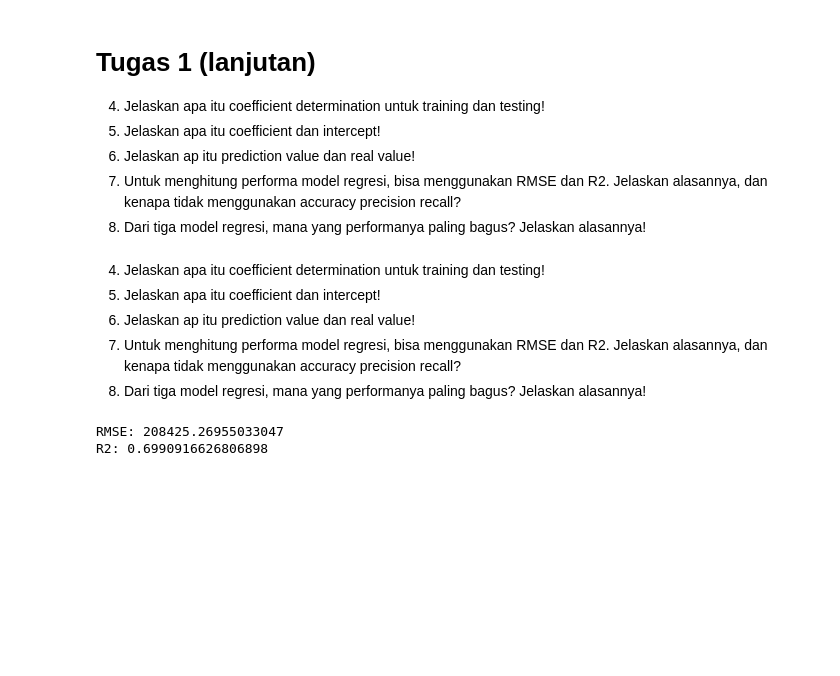
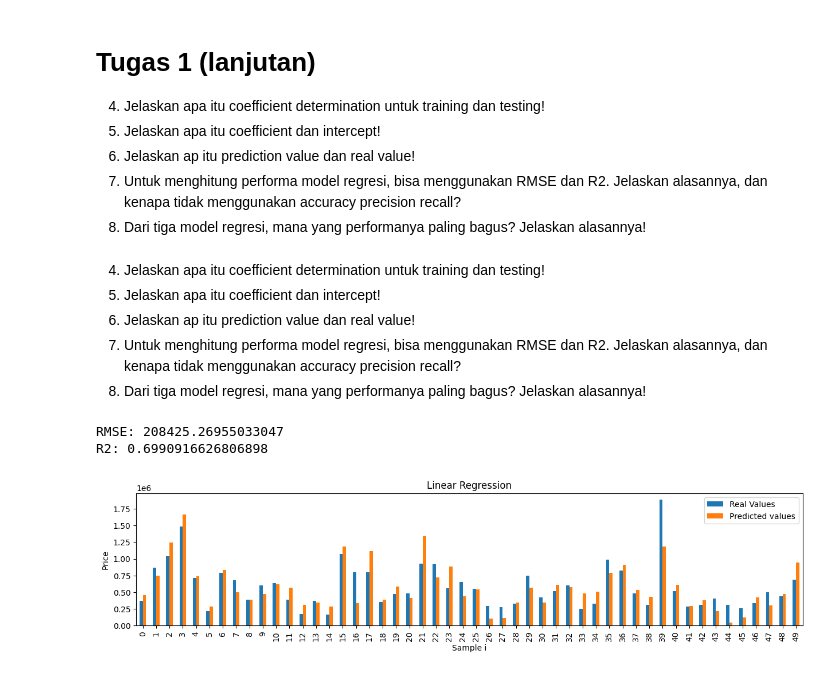
Before and after one commit to aliifam/ppd, a Jupyter notebook: ppd/pekan5/tugas1.ipynb, the cells around one changed output. Drawn from its saved outputs; the diff is of its cells as text; code cells hidden in the pictures; blank space fills up the shorter version.

```diff
--- a/ppd/pekan5/tugas1.ipynb
+++ b/ppd/pekan5/tugas1.ipynb
@@ -233,0 +229,17 @@ data1 = pd.Series(reg.predict(X_test), name="Predicted")
+# %%
+# linear regression
+import seaborn as sns
+import matplotlib.pyplot as plt
+
+data1 = pd.Series(y_test[:50].ravel())
+data2 = pd.Series(y_pred[:50].ravel())
+
+df_new = pd.DataFrame({'Real Values': data1, 'Predicted values': data2})
+df_new.plot(kind='bar', figsize=(15,3))
+
+plt.title('Linear Regression')
+plt.xlabel('Sample i')
+plt.ylabel('Price')
+plt.show()
+# %% [output]
+[figure, added]
```
Also changed, not shown: parts of 7 cells of this notebook.
